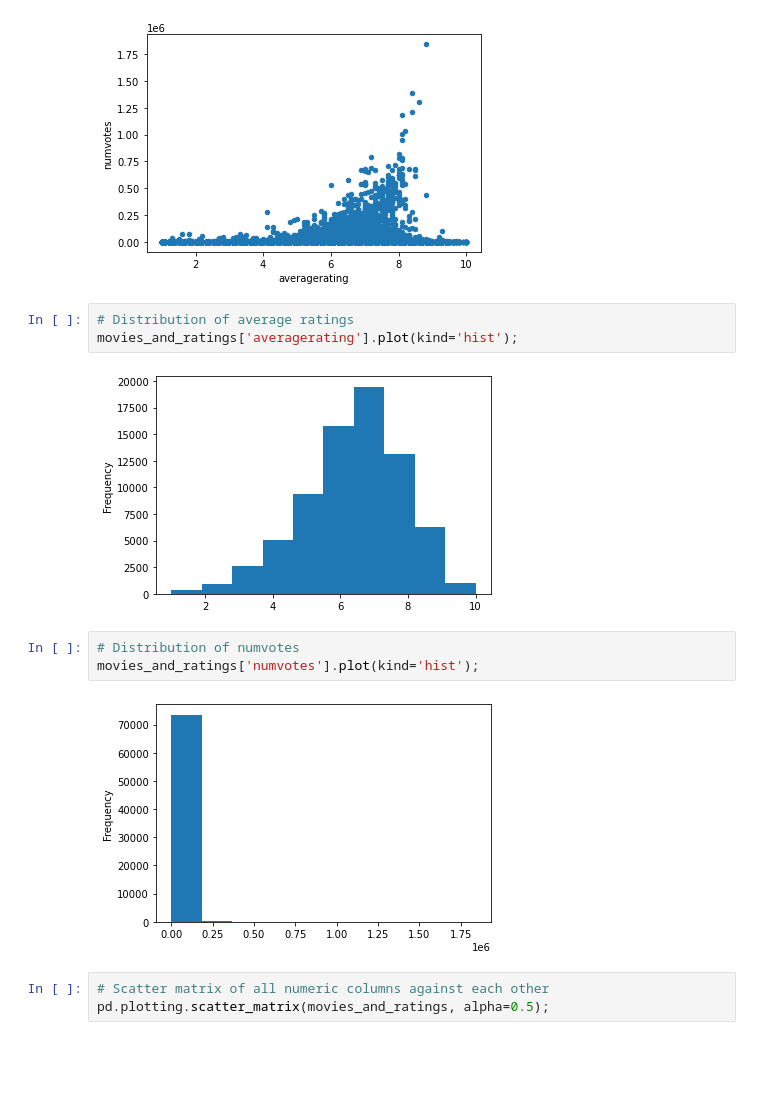
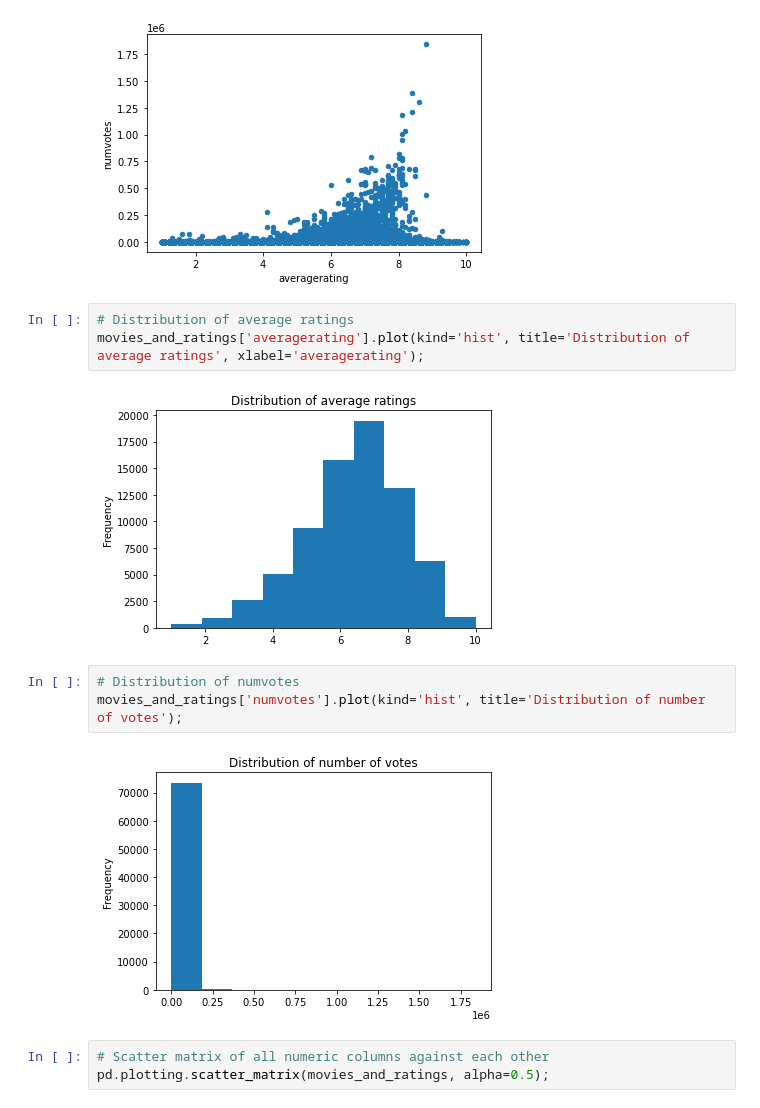
Before and after one commit to KingMaina/Microsoft-Movie-Analysis, a Jupyter notebook: MIscrosoft_Movie_Analysis.ipynb, the cells around one changed output. Drawn from its saved outputs; the diff is of its cells as text; blank space fills up the shorter version.

```diff
--- a/MIscrosoft_Movie_Analysis.ipynb
+++ b/MIscrosoft_Movie_Analysis.ipynb
@@ -645,14 +638,14 @@ plt.show();
 [figure]
 # %%
 # Distribution of average ratings
-movies_and_ratings['averagerating'].plot(kind='hist');
+movies_and_ratings['averagerating'].plot(kind='hist', title='Distribution of average ratings', xlabel='averagerating');
 # %% [output]
-[figure, old version]
+[figure, new version]
 # %%
 # Distribution of numvotes
-movies_and_ratings['numvotes'].plot(kind='hist');
+movies_and_ratings['numvotes'].plot(kind='hist', title='Distribution of number of votes');
 # %% [output]
-[figure, old version]
+[figure, new version]
 # %%
 # Scatter matrix of all numeric columns against each other
 pd.plotting.scatter_matrix(movies_and_ratings, alpha=0.5);
```
Also changed, not shown: parts of 11 cells of this notebook, 13 other files.
